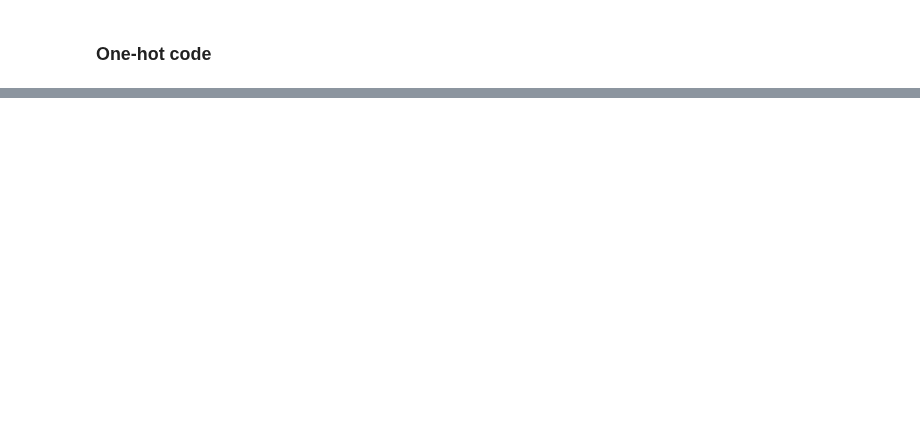
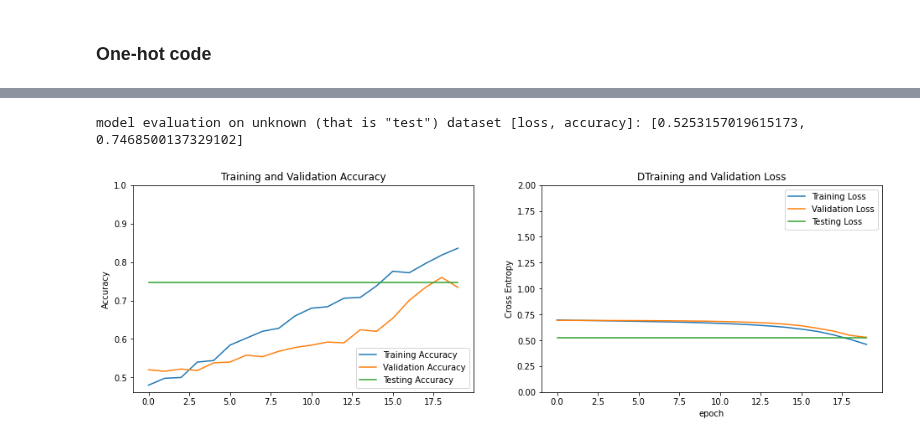
Before and after one commit to ML-Bioinfo-CEITEC/ECCB2021, a Jupyter notebook: notebooks/05_One_Hot_Demo.ipynb, the cells around one changed output, grey strips where cells are left out. Drawn from its saved outputs; the diff is of its cells as text; code cells hidden in the pictures; blank space fills up the shorter version.

```diff
--- a/notebooks/05_One_Hot_Demo.ipynb
+++ b/notebooks/05_One_Hot_Demo.ipynb
@@ -120,0 +193,53 @@ https://www.tensorflow.org/io/api_docs/python/tfio/genome/sequences_to_onehot
+# %%
+metrics = model.evaluate(
+    dataset_onehot_test,
+    labels_test,
+    verbose=0
+)
+# %%
+print('model evaluation on unknown (that is "test") dataset [loss, accuracy]:', metrics)
+
+# just a trick for the plotting
+for met in range(len(metrics)):
+  repeted_list = []
+  for i in range(len(history.history['accuracy'])):
+    repeted_list.append(metrics[met])
+  metrics[met] = repeted_list
+# print(metrics)
+# %% [output]
+model evaluation on unknown (that is "test") dataset [loss, accuracy]: [0.5253157019615173, 0.7468500137329102]
+# %%
+
+# training history
+acc = history.history['accuracy']
+val_acc = history.history['val_accuracy']
+
+loss = history.history['loss']
+val_loss = history.history['val_loss']
+
+# acc
+plt.figure(figsize=(16, 10))
+
+# acc
+plt.subplot(2, 2, 1)
+plt.plot(acc, label='Training Accuracy')
+plt.plot(val_acc, label='Validation Accuracy')
+plt.plot(metrics[1], label='Testing Accuracy')
+plt.legend(loc='lower right')
+plt.ylabel('Accuracy')
+plt.ylim([min(plt.ylim()),1])
+plt.title('Training and Validation Accuracy')
+
+# loss
+plt.subplot(2, 2, 2)
+plt.plot(loss, label='Training Loss')
+plt.plot(val_loss, label='Validation Loss')
+plt.plot(metrics[0], label='Testing Loss')
+plt.legend(loc='upper right')
+plt.ylabel('Cross Entropy')
+plt.ylim([0,2.0])
+plt.title('DTraining and Validation Loss')
+plt.xlabel('epoch')
+plt.show()
+# %% [output]
+[figure, added]
```
Also changed, not shown: parts of 11 cells of this notebook.
